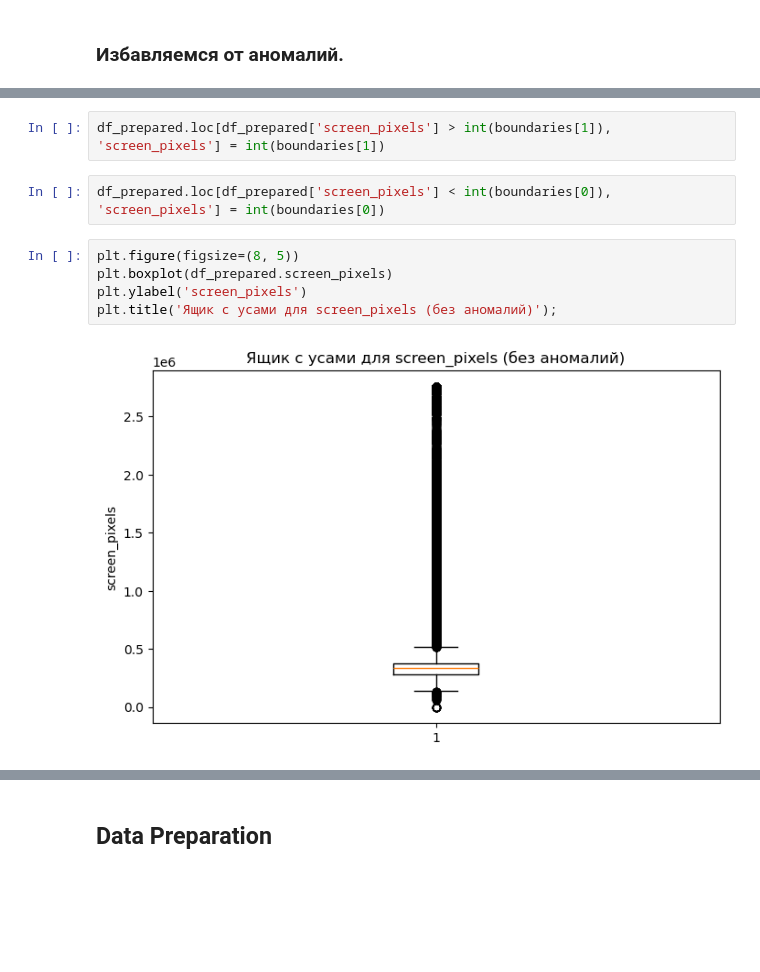
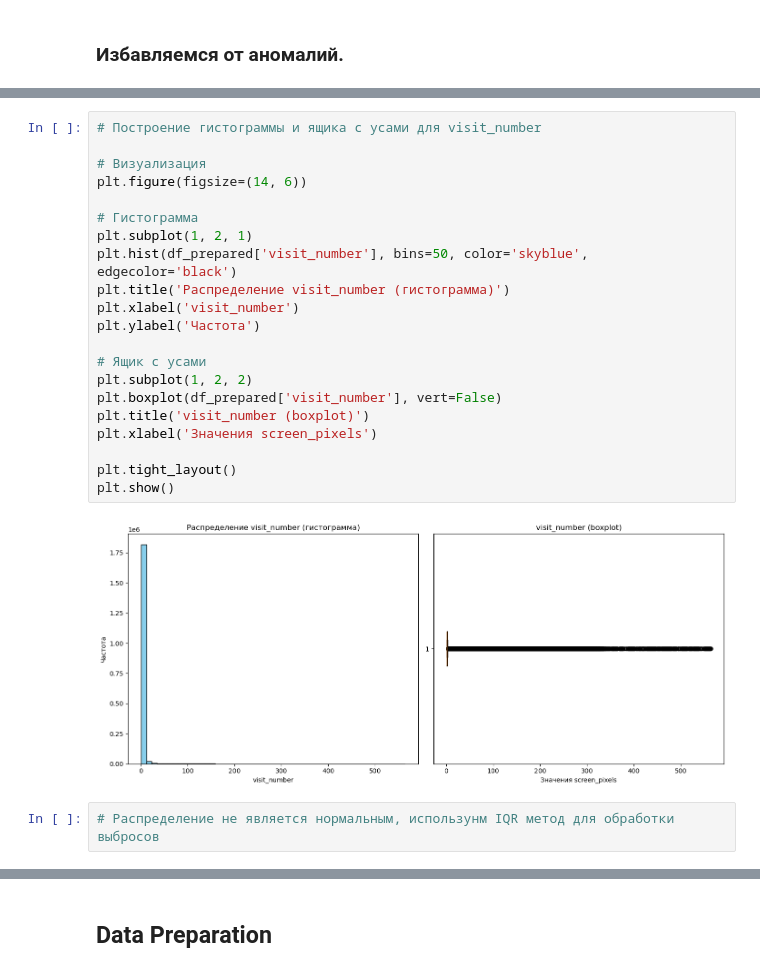
Before and after one commit to alexbykovchenko/FinalWork, a Jupyter notebook: Final_works.ipynb, the cells around one changed output, grey strips where cells are left out. Drawn from its saved outputs; the diff is of its cells as text; blank space fills up the shorter version.

```diff
--- a/Final_works.ipynb
+++ b/Final_works.ipynb
@@ -428,11 +630,25 @@ print("Границы для нормальных значений года вы
-# %%
-df_prepared.loc[df_prepared['screen_pixels'] > int(boundaries[1]), 'screen_pixels'] = int(boundaries[1])
-# %%
-df_prepared.loc[df_prepared['screen_pixels'] < int(boundaries[0]), 'screen_pixels'] = int(boundaries[0])
-# %%
-plt.figure(figsize=(8, 5))
-plt.boxplot(df_prepared.screen_pixels)
-plt.ylabel('screen_pixels')
-plt.title('Ящик с усами для screen_pixels (без аномалий)');
-# %% [output]
-[figure, removed]
+# %%
+# Построение гистограммы и ящика с усами для visit_number
+
+# Визуализация
+plt.figure(figsize=(14, 6))
+
+# Гистограмма
+plt.subplot(1, 2, 1)
+plt.hist(df_prepared['visit_number'], bins=50, color='skyblue', edgecolor='black')
+plt.title('Распределение visit_number (гистограмма)')
+plt.xlabel('visit_number')
+plt.ylabel('Частота')
+
+# Ящик с усами
+plt.subplot(1, 2, 2)
+plt.boxplot(df_prepared['visit_number'], vert=False)
+plt.title('visit_number (boxplot)')
+plt.xlabel('Значения screen_pixels')
+
+plt.tight_layout()
+plt.show()
+# %% [output]
+[figure, added]
+# %%
+# Распределение не является нормальным, использунм IQR метод для обработки выбросов
```
Also changed, not shown: parts of 55 cells of this notebook.
